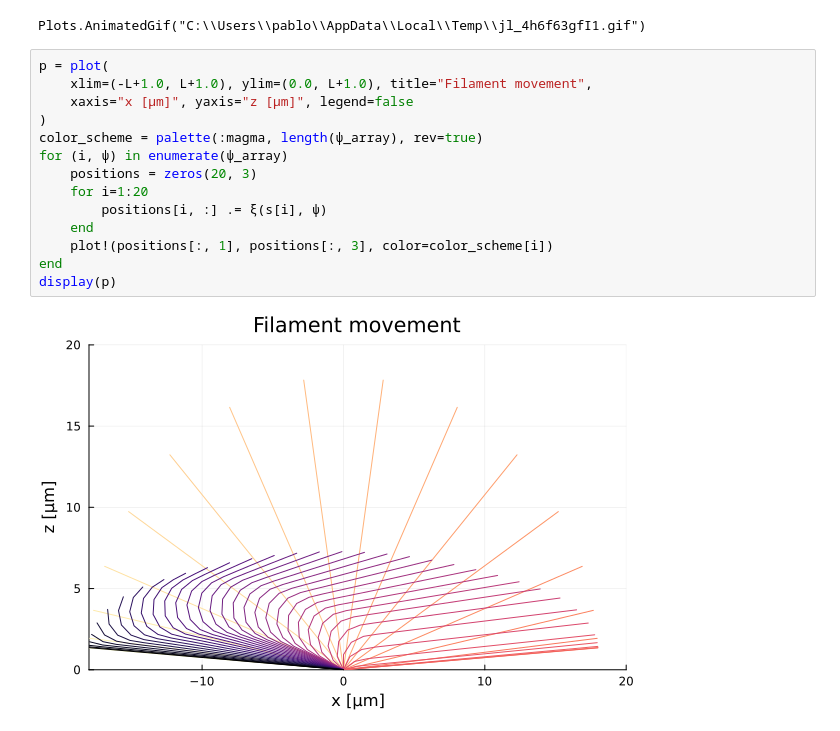
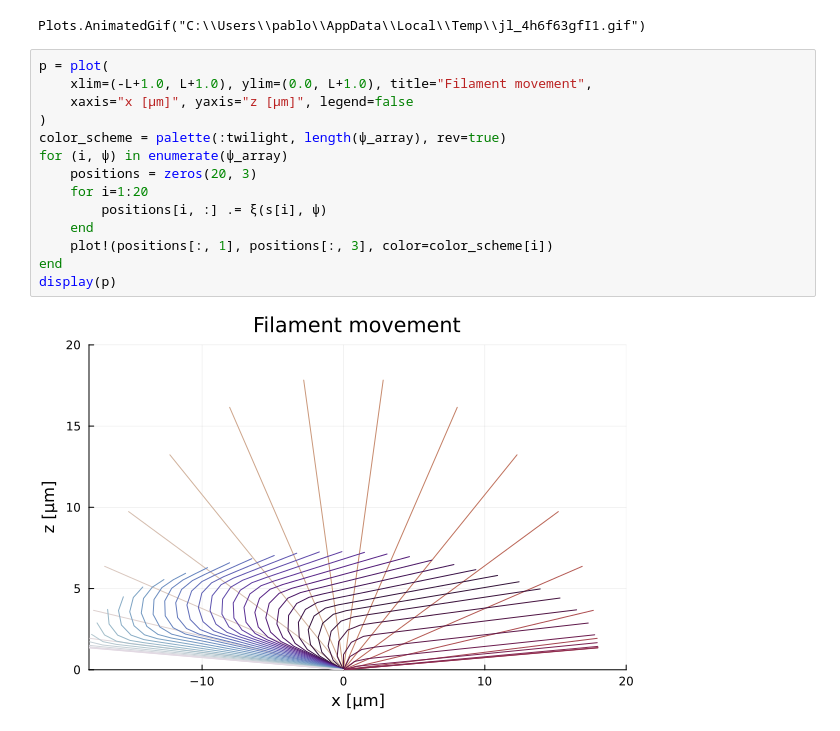
Before and after one commit to Biofluid-Dynamics-Group/cilia-oscillators, a Jupyter notebook: filament-oscillator/tangent_angle.ipynb, the cells around one changed output. Saved outputs shown, nothing was run; the diff lists cells and outputs as text.

```diff
--- a/filament-oscillator/tangent_angle.ipynb
+++ b/filament-oscillator/tangent_angle.ipynb
@@ -43,16 +43,16 @@ Plots.AnimatedGif("C:\\Users\\pablo\\AppData\\Local\\Temp\\jl_4h6f63gfI1.gif")
 # %%
 p = plot(
     xlim=(-L+1.0, L+1.0), ylim=(0.0, L+1.0), title="Filament movement",
     xaxis="x [μm]", yaxis="z [μm]", legend=false
 )
-color_scheme = palette(:magma, length(ψ_array), rev=true)
+color_scheme = palette(:twilight, length(ψ_array), rev=true)
 for (i, ψ) in enumerate(ψ_array)
     positions = zeros(20, 3)
     for i=1:20
         positions[i, :] .= ξ(s[i], ψ)
     end
     plot!(positions[:, 1], positions[:, 3], color=color_scheme[i])
 end
 display(p)
 # %% [output]
-[figure, old version]
+[figure, new version]
```
